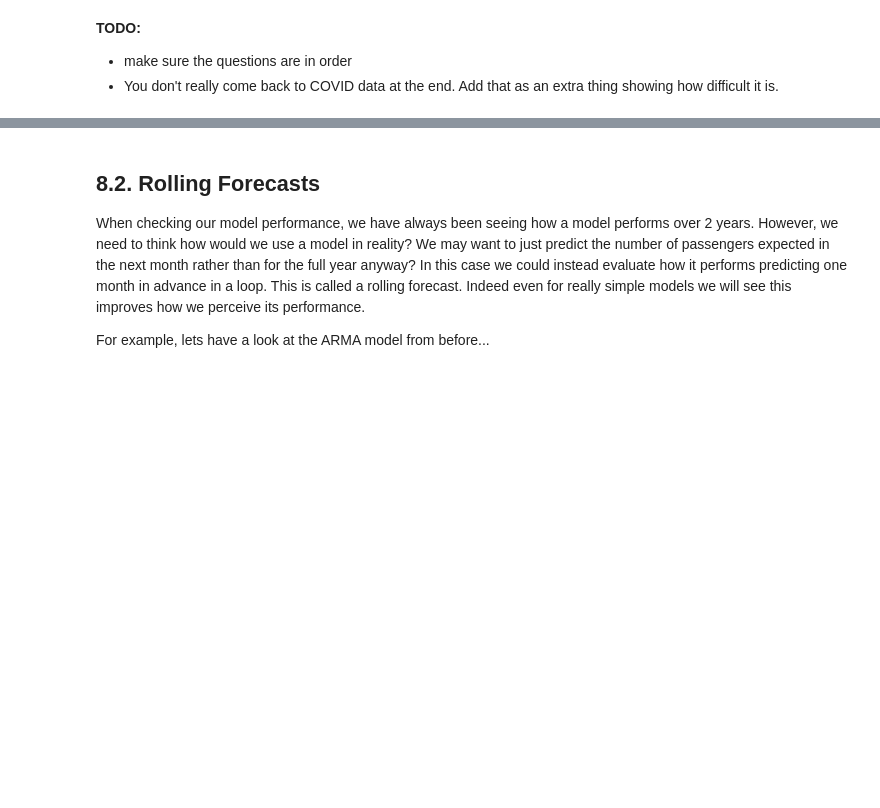
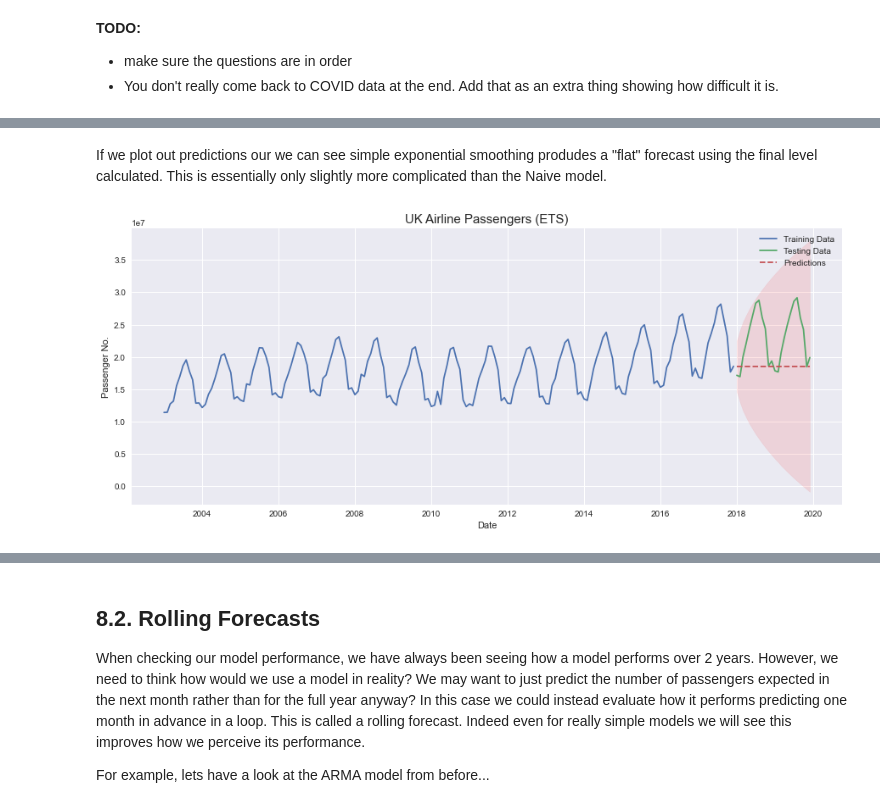
Before and after one commit to Eldave93/machine-learning-workbooks, a Jupyter notebook: 12-time-series/12_workbook.ipynb, the cells around one changed output, grey strips where cells are left out. Cells and saved outputs as stored; diff of their text form; code cells hidden in the pictures; blank space fills up the shorter version.

```diff
--- a/12-time-series/12_workbook.ipynb
+++ b/12-time-series/12_workbook.ipynb
@@ -2682,0 +2706,7 @@ __TODO:__
+# %%
+from statsmodels.tsa.exponential_smoothing.ets import ETSModel
+
+# fit in statsmodels
+ETSmodel = ETSModel(flights_train).fit()
+
+ETSmodel.summary()
@@ -2682,0 +2763,4 @@ __TODO:__
+# %%
+# get predictions and prediction intervals
+ETSforecast = ETSmodel.get_prediction(start=flights_test.index[0], end=flights_test.index[-1]).summary_frame()
+ETSforecast.head()
@@ -2682,0 +2774,32 @@ __TODO:__
+# %% [markdown]
+If we plot out predictions our we can see simple exponential smoothing produdes a "flat" forecast using the final level calculated. This is essentially only slightly more complicated than the Naive model.
+# %%
+def ETS_plot(model):
+
+    # get predictions and prediction intervals
+    ETSforecast = model.get_prediction(start=flights_test.index[0], end=flights_test.index[-1]).summary_frame()
+
+    plt.figure(figsize=(15,6))
+
+    plt.plot(flights_train, label='Training Data')
+    plt.plot(flights_test, label='Testing Data')
+    plt.plot(ETSforecast['mean'],       # undo the log with np.exp
+             label='Predictions', linestyle="--")
+
+    # add the prediction intervals by filling a colour between them
+    plt.fill_between(flights_test.index,
+                     ETSforecast.pi_lower,
+                     ETSforecast.pi_upper,
+                     color='red', alpha=0.1)
+
+    plt.title("UK Airline Passengers (ETS)", fontsize=15)
+    plt.xlabel("Date")
+    plt.ylabel("Passenger No.")
+
+    plt.legend(loc='best')
+
+    plt.show()
+
+ETS_plot(ETSmodel)
+# %% [output]
+[figure, added]
```
Also changed, not shown: parts of 67 cells of this notebook.
